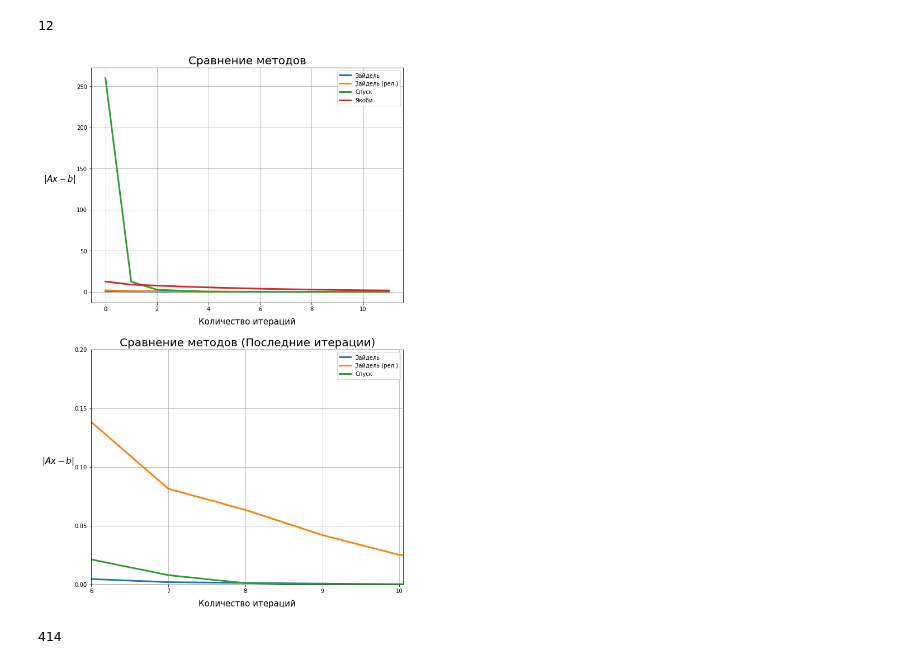
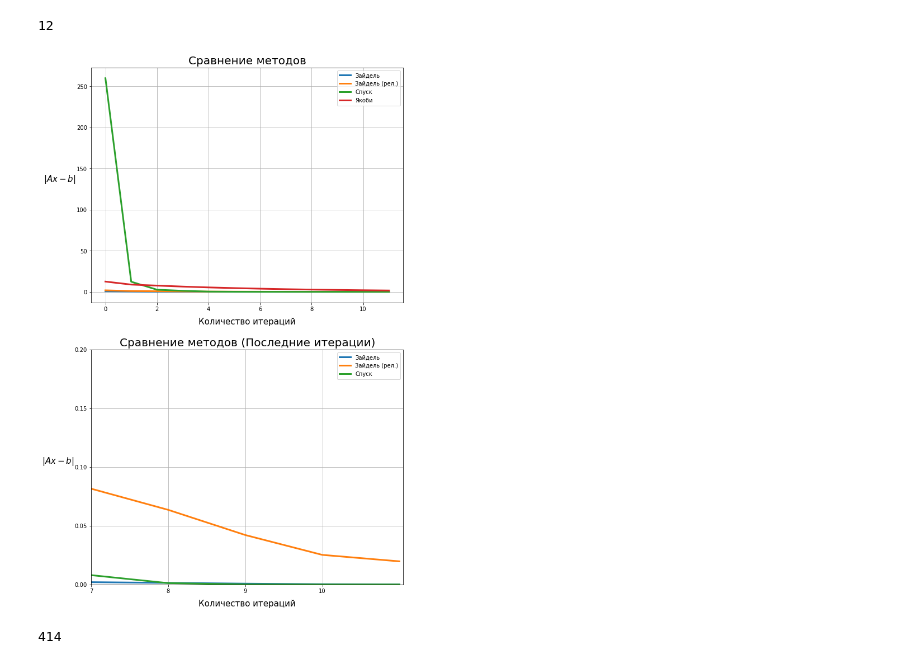
Before and after one commit to hazzus/numanal-hw2, a Jupyter notebook: vis/Graphs.ipynb, the cells around one changed output. Drawn from its saved outputs; the diff is of its cells as text; code cells hidden in the pictures.

```diff
--- a/vis/Graphs.ipynb
+++ b/vis/Graphs.ipynb
@@ -38,32 +38,32 @@ minlen
 # %%
 fig, axs = plt.subplots(2, 1, figsize=(10, 17), )
 
 axs[0].set_title('Сравнение методов', fontsize=20)
 axs[0].set_xlabel('Количество итераций', fontsize=15, labelpad=10)
 axs[0].set_ylabel('$|Ax - b|$', rotation=0, fontsize=15, labelpad=30)
 axs[0].grid(True)
 axs[0].plot(range(minlen), seidel_dominated[:minlen], label='Зайдель', linewidth=3)
 axs[0].plot(range(minlen), seidel2_dominated[:minlen], label='Зайдель (рел.)', linewidth=3)
 axs[0].plot(range(minlen), descent_dominated[:minlen], label='Спуск', linewidth=3)
 axs[0].plot(range(minlen), jacobi_dominated[:minlen], label='Якоби', linewidth=3)
 axs[0].legend()
 
 axs[1].set_title('Сравнение методов (Последние итерации)', fontsize=20)
 axs[1].set_xlabel('Количество итераций', fontsize=15, labelpad=10)
 axs[1].set_ylabel('$|Ax - b|$', rotation=0, fontsize=15, labelpad=30)
 axs[1].grid(True)
 axs[1].plot(range(minlen), seidel_dominated[:minlen], label='Зайдель', linewidth=3)
 axs[1].plot(range(minlen), seidel2_dominated[:minlen], label='Зайдель (рел.)', linewidth=3)
 axs[1].plot(range(minlen), descent_dominated[:minlen], label='Спуск', linewidth=3)
 axs[1].legend()
-axs[1].set_xlim(6, 10.05)
-axs[1].set_xticks(range(6, 11))
+axs[1].set_xlim(7, float(minlen) - 1 + 0.05)
+axs[1].set_xticks(range(7, 11))
 axs[1].set_ylim(0, 0.2)
 axs[1].set_yticks(np.arange(0, 0.21, 0.05))
 
 plt.savefig('./graphs/dominatedNew.png', dpi=300)
 # %% [output]
-[figure, old version]
+[figure, new version]
 # %%
 with open('../task3/iterations_random') as f:
     seidel_random = list(map(float, f.read().split()))
```
Also changed, not shown: 1 other file.
